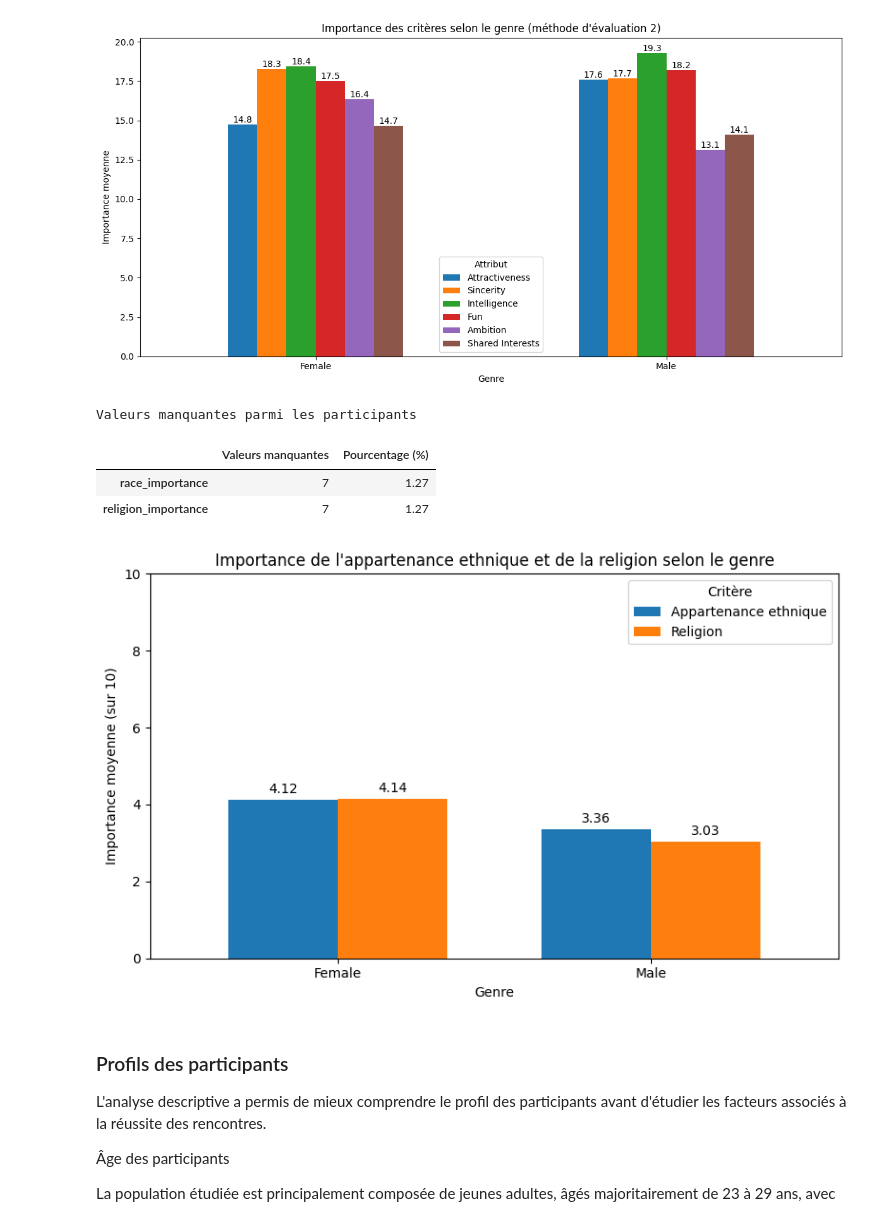
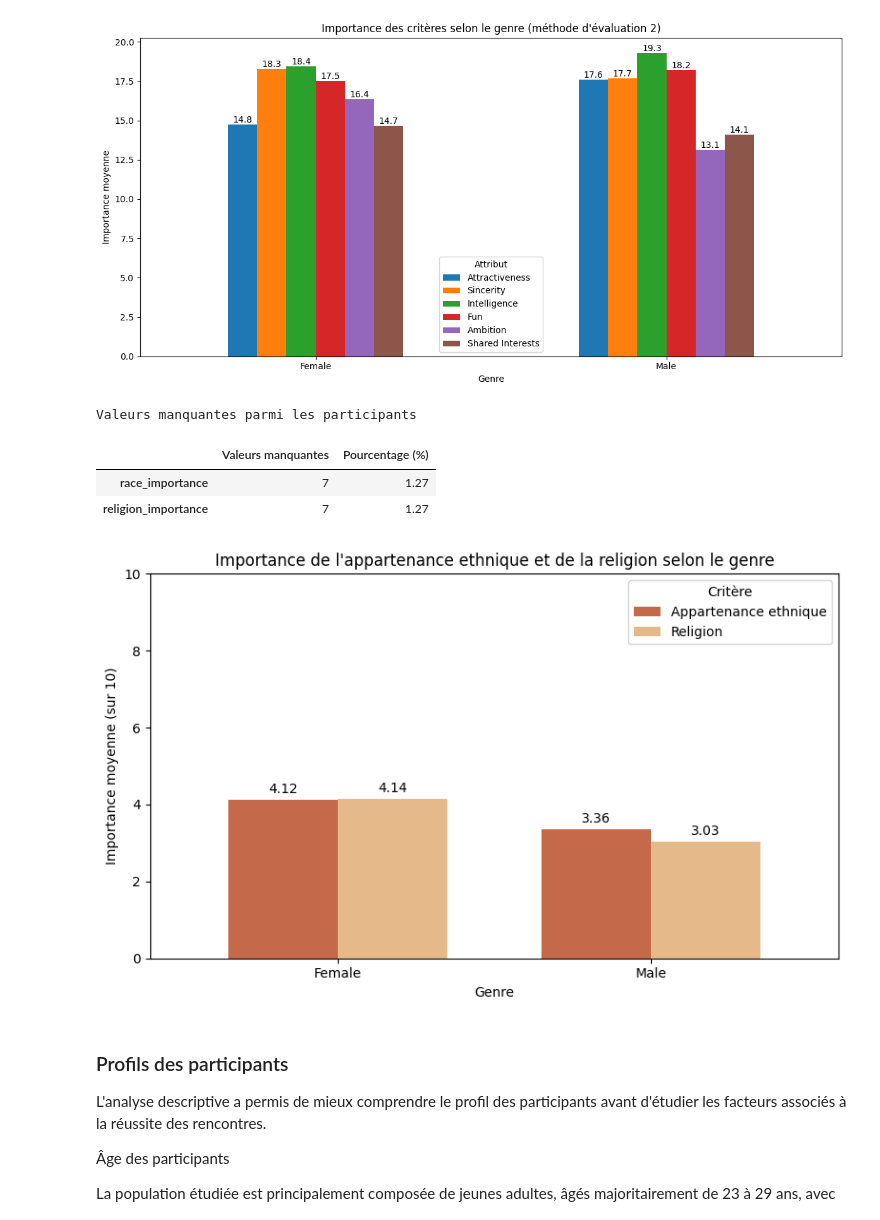
Before and after one commit to adrianavav7-hue/tinder-speed-dating, a Jupyter notebook: projet_tinder.ipynb, the cells around one changed output. Cells and saved outputs as stored; diff of their text form; code cells hidden in the pictures.

```diff
--- a/projet_tinder.ipynb
+++ b/projet_tinder.ipynb
@@ -376,7 +385,7 @@ race_pct = (race.div(race.sum(axis=1), axis=0) * 100).round(2)
 
 # Graphique
 
-ax = race_pct.plot(kind='bar', stacked=True, figsize=(12,6))
+ax = race_pct.plot(kind='bar', stacked=True, figsize=(12,6), color=['#8FB9D0', '#176080'])
 
 plt.title("Répartition éthnique des participants selon le genre")
 plt.xlabel("Ethnie")
@@ -684,7 +693,7 @@ objectif_pct = (goal.div(goal.sum(axis=0), axis=1) * 100).round(2)
 
 # Création d'un graphique empilé
 
-ax = objectif_pct.plot(kind='bar', stacked=True, figsize=(12,6))
+ax = objectif_pct.plot(kind='bar', stacked=True, figsize=(12,6), color=['#8FB9D0', '#176080'])
 
 plt.title("Objectif de la rencontre selon le genre")
 plt.xlabel("Objectif")
@@ -924,35 +933,36 @@ importance = (
         'race_importance': 'Appartenance ethnique',
         'religion_importance': 'Religion'
     })
 )
 
 # Graphique
 
 ax = importance.plot(
     kind='bar',
     figsize=(8, 5),
-    width=0.7
+    width=0.7,
+    color=['#C46A4A', '#E6B98A']
 )
 
 for container in ax.containers:
     ax.bar_label(container, fmt='%.2f', padding=3)
 
 plt.title(
     "Importance de l'appartenance ethnique et de la religion selon le genre"
 )
 plt.xlabel("Genre")
 plt.ylabel("Importance moyenne (sur 10)")
 plt.xticks(rotation=0)
 plt.ylim(0, 10)
 plt.legend(title="Critère")
 plt.tight_layout()
 plt.show()
 # %% [output]
 Valeurs manquantes parmi les participants
 |  | Valeurs manquantes | Pourcentage (%) |
 | race_importance | 7 | 1.27 |
 | religion_importance | 7 | 1.27 |
-[figure, old version]
+[figure, new version]
 # %% [markdown]
 ### Profils des participants
 
```
Also changed, not shown: parts of 8 cells of this notebook.
